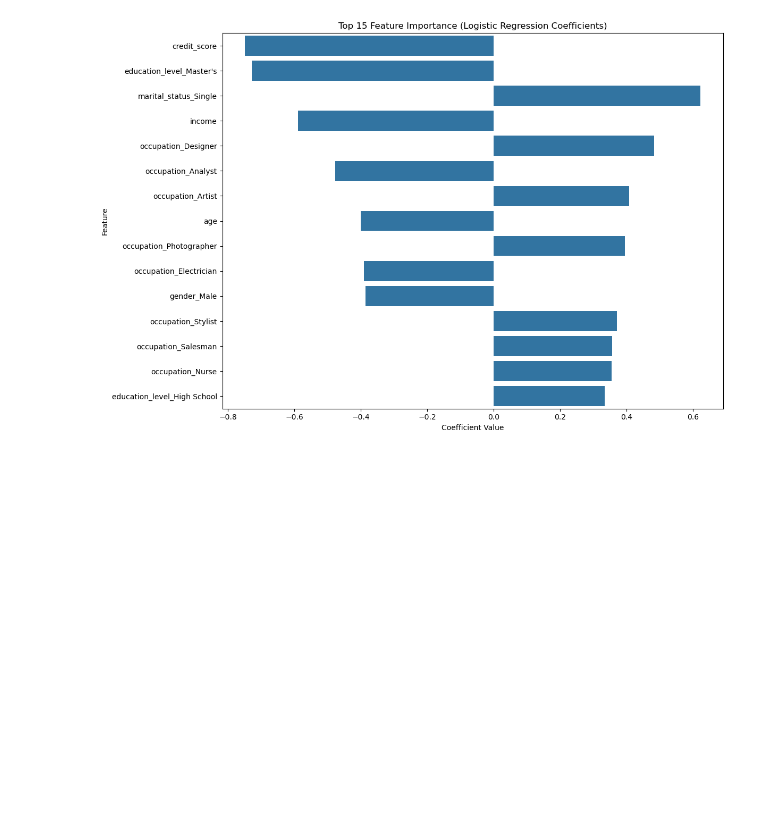
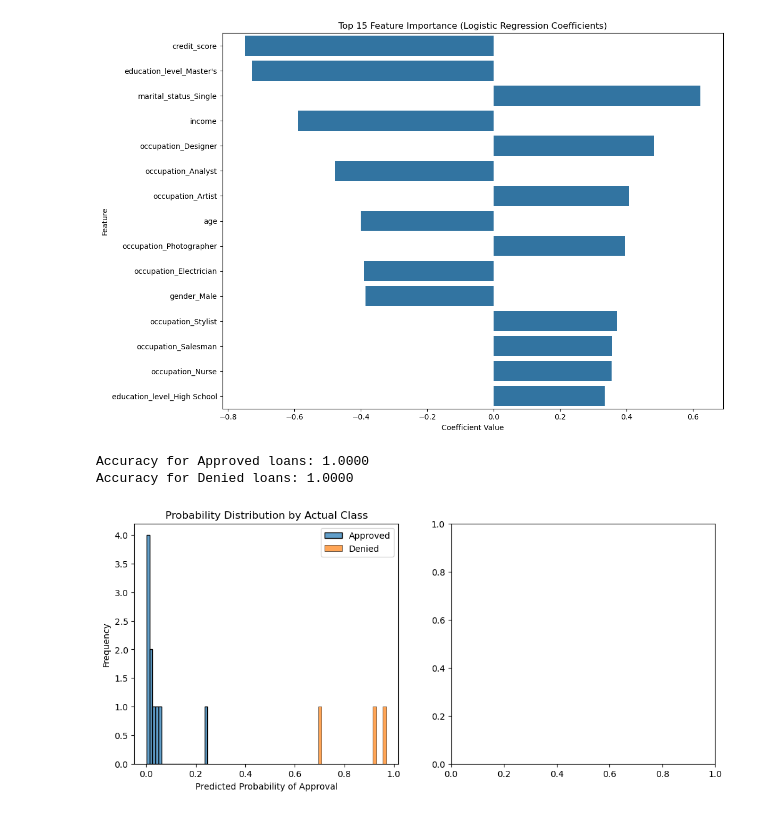
Before and after one commit to dilliram-code/Project-Loan-Classification-Logistic-Regression, a Jupyter notebook: loan_classification.ipynb, the cells around one changed output. Cells and saved outputs as stored; diff of their text form; code cells hidden in the pictures; blank space fills up the shorter version.

Commit message:
explore: probability distribution

```diff
--- a/loan_classification.ipynb
+++ b/loan_classification.ipynb
@@ -519,3 +519,31 @@ Top 10 Most Important Features:
 24   occupation_Photographer     0.394301         0.394301
 14    occupation_Electrician    -0.391669         0.391669
 [figure]
+# %%
+# Check performance by actual classes
+approved_mask = y_test == 'Approved'
+denied_mask = y_test == 'Denied'
+
+approved_accuracy = accuracy_score(y_test[approved_mask], y_pred[approved_mask])
+denied_accuracy = accuracy_score(y_test[denied_mask], y_pred[denied_mask])
+
+print(f"Accuracy for Approved loans: {approved_accuracy:.4f}")
+print(f"Accuracy for Denied loans: {denied_accuracy:.4f}")
+# %% [output]
+Accuracy for Approved loans: 1.0000
+Accuracy for Denied loans: 1.0000
+# %%
+plt.figure(figsize=(12, 5))
+
+plt.subplot(1, 2, 1)
+sns.histplot(data=y_pred_proba[y_test=='Approved', 1], bins=20, alpha=0.7, label='Approved')
+sns.histplot(data=y_pred_proba[y_test=='Denied', 1], bins=20, alpha=0.7, label='Denied')
+plt.xlabel('Predicted Probability of Approval')
+plt.ylabel('Frequency')
+plt.title('Probability Distribution by Actual Class')
+plt.legend()
+
+plt.subplot(1, 2, 2)
+plt.show()
+# %% [output]
+[figure, added]
```
